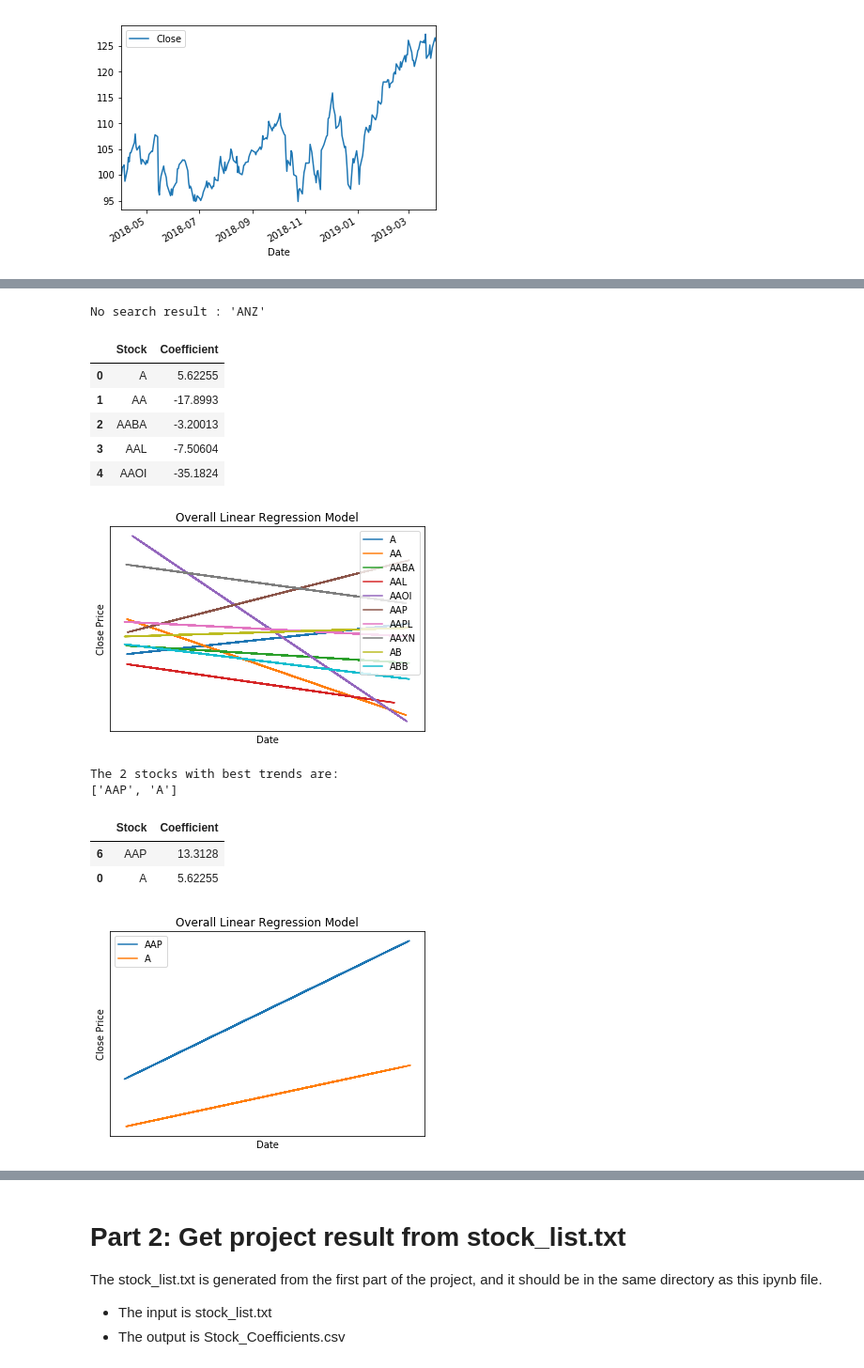
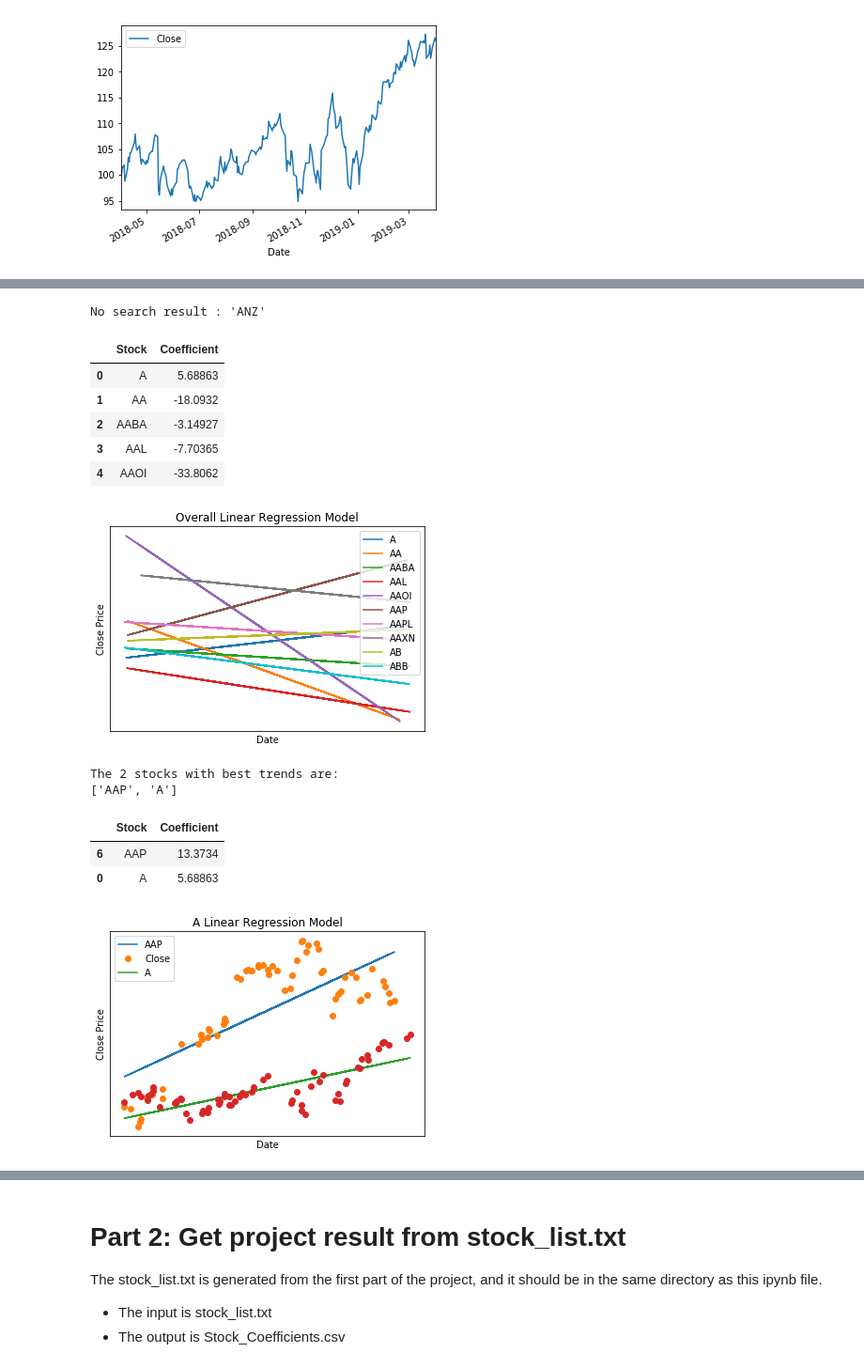
Before and after one commit to stockrecommendationsystem/pythonFiles, a Jupyter notebook: Liner Regression/Liner Regression.ipynb, the cells around one changed output, grey strips where cells are left out. Shown: that part at 94% size. Cells and saved outputs as stored; diff of their text form; code cells hidden in the pictures.

```diff
--- a/Liner Regression/Liner Regression.ipynb
+++ b/Liner Regression/Liner Regression.ipynb
@@ -102,8 +102,8 @@ def build_linear_regression(symbol, show_statistics = True, show_dots = True, sh
         return float('NaN')
 
     # normalize datatime datatype to integer
-    # simply converting datetime's to # of days since 2010-01-01 divided by 100
-    close.index = (close.index - pd.to_datetime('2010-01-01')).days / 100
+    # simply converting datetime's to # of days since 2018-04-01 divided by 100
+    close.index = (close.index - pd.to_datetime('2018-04-01')).days / 100
     close = close.reset_index()
     train, test= train_test_split(close)
 
@@ -180,15 +180,15 @@ coefficient_data_test.head()
 # %% [output]
 No search result : 'ANZ'
 |  | Stock | Coefficient |
-| 0 | A | 5.62255 |
-| 1 | AA | -17.8993 |
-| 2 | AABA | -3.20013 |
-| 3 | AAL | -7.50604 |
-| 4 | AAOI | -35.1824 |
+| 0 | A | 5.68863 |
+| 1 | AA | -18.0932 |
+| 2 | AABA | -3.14927 |
+| 3 | AAL | -7.70365 |
+| 4 | AAOI | -33.8062 |
-[figure, old version]
+[figure, new version]
 # %%
 # function4 to get top n stocks with biggest coefficients
-def get_top_stock(coefficient_data, n = 2) :
+def get_top_stock(coefficient_data, n = 5, show_dots = False) :
     # sort stocks by coefficients with descending order
     top_stocks = coefficient_data.sort_values(by = ['Coefficient'], ascending = False)
     # take top n stocks
@@ -196,21 +196,21 @@ def get_top_stock(coefficient_data, n = 2) :
     top_stocks_list = top_stocks['Stock'].tolist()
     # plot stocks
     for symbol in top_stocks_list:
-        build_linear_regression(symbol, show_statistics = False, show_dots = False, show_plot = True)
+        build_linear_regression(symbol, show_statistics = False, show_dots = show_dots, show_plot = True)
     # print stock list
     print("The " + str(n) +" stocks with best trends are: ")
     print(top_stocks['Stock'].tolist())
     return top_stocks
 # %%
 # function4 using example with coefficient_data_test
-get_top_stock(coefficient_data_test)
+get_top_stock(coefficient_data_test, n = 2, show_dots = True)
 # %% [output]
 The 2 stocks with best trends are:
 ['AAP', 'A']
 |  | Stock | Coefficient |
-| 6 | AAP | 13.3128 |
-| 0 | A | 5.62255 |
+| 6 | AAP | 13.3734 |
+| 0 | A | 5.68863 |
-[figure, old version]
+[figure, new version]
 # %%
 # Function5 to get stocks with same trends
 def get_similar_stock(coefficient_data, symbol, n = 3, show_dots = False):
```
Also changed, not shown: parts of 5 cells of this notebook, 1 other file.
